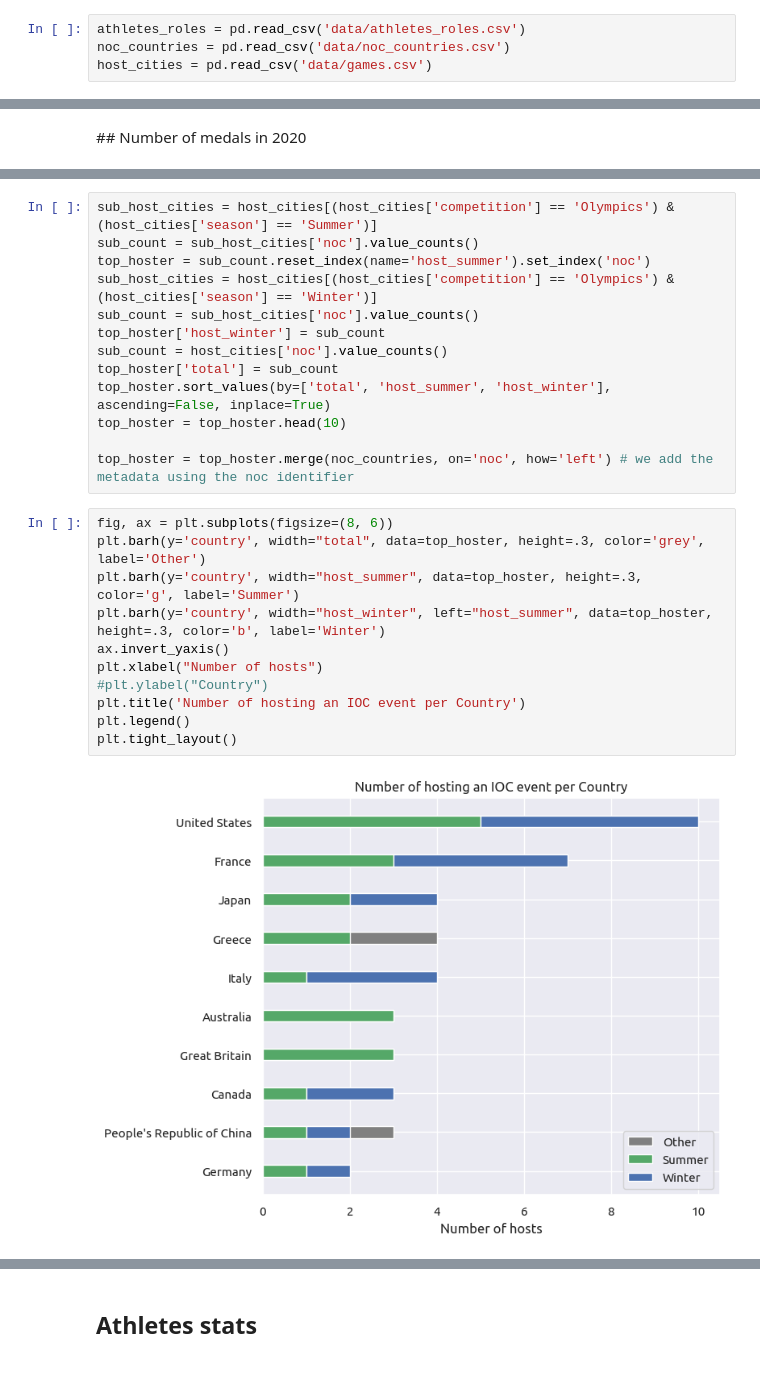
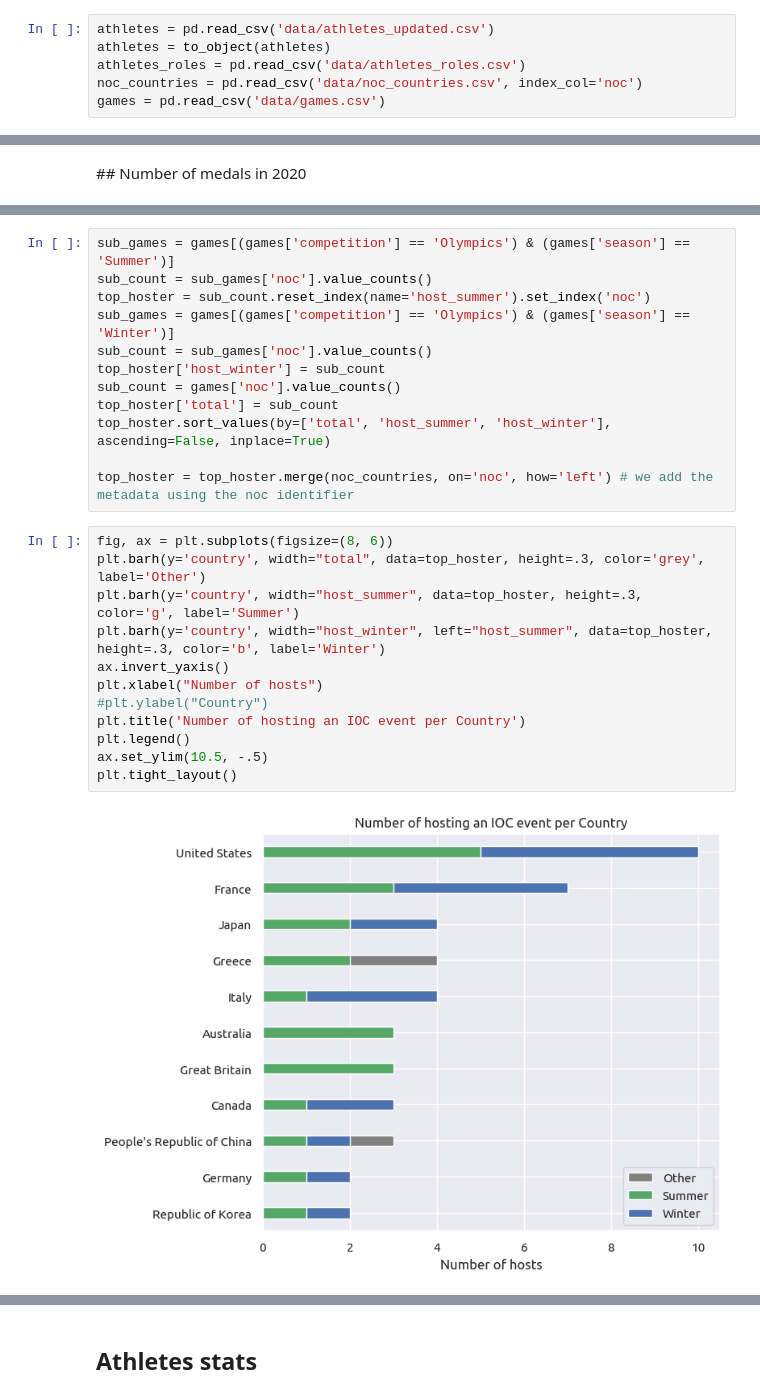
Before and after one commit to ValentinCassayre/olympics, a Jupyter notebook: data_visualisation.ipynb, the cells around one changed output, grey strips where cells are left out. Saved outputs shown, nothing was run; the diff lists cells and outputs as text.

Commit message:
New plots and cleaner Not using merged dataset anymore

```diff
--- a/data_visualisation.ipynb
+++ b/data_visualisation.ipynb
@@ -22,4 +25,6 @@ athletes = to_object(athletes)
 # %%
+athletes = pd.read_csv('data/athletes_updated.csv')
+athletes = to_object(athletes)
 athletes_roles = pd.read_csv('data/athletes_roles.csv')
-noc_countries = pd.read_csv('data/noc_countries.csv')
-host_cities = pd.read_csv('data/games.csv')
+noc_countries = pd.read_csv('data/noc_countries.csv', index_col='noc')
+games = pd.read_csv('data/games.csv')
@@ -114,26 +163,26 @@ Text(0.5, 1.0, 'Gold medals per Country in 2020')
 # %%
-sub_host_cities = host_cities[(host_cities['competition'] == 'Olympics') & (host_cities['season'] == 'Summer')]
-sub_count = sub_host_cities['noc'].value_counts()
+sub_games = games[(games['competition'] == 'Olympics') & (games['season'] == 'Summer')]
+sub_count = sub_games['noc'].value_counts()
 top_hoster = sub_count.reset_index(name='host_summer').set_index('noc')
-sub_host_cities = host_cities[(host_cities['competition'] == 'Olympics') & (host_cities['season'] == 'Winter')]
-sub_count = sub_host_cities['noc'].value_counts()
+sub_games = games[(games['competition'] == 'Olympics') & (games['season'] == 'Winter')]
+sub_count = sub_games['noc'].value_counts()
 top_hoster['host_winter'] = sub_count
-sub_count = host_cities['noc'].value_counts()
+sub_count = games['noc'].value_counts()
 top_hoster['total'] = sub_count
 top_hoster.sort_values(by=['total', 'host_summer', 'host_winter'], ascending=False, inplace=True)
-top_hoster = top_hoster.head(10)
 
 top_hoster = top_hoster.merge(noc_countries, on='noc', how='left') # we add the metadata using the noc identifier
 # %%
 fig, ax = plt.subplots(figsize=(8, 6))
 plt.barh(y='country', width="total", data=top_hoster, height=.3, color='grey', label='Other')
 plt.barh(y='country', width="host_summer", data=top_hoster, height=.3, color='g', label='Summer')
 plt.barh(y='country', width="host_winter", left="host_summer", data=top_hoster, height=.3, color='b', label='Winter')
 ax.invert_yaxis()
 plt.xlabel("Number of hosts")
 #plt.ylabel("Country")
 plt.title('Number of hosting an IOC event per Country')
 plt.legend()
+ax.set_ylim(10.5, -.5)
 plt.tight_layout()
 # %% [output]
-[figure, old version]
+[figure, new version]
```
Also changed, not shown: parts of 48 cells of this notebook.
